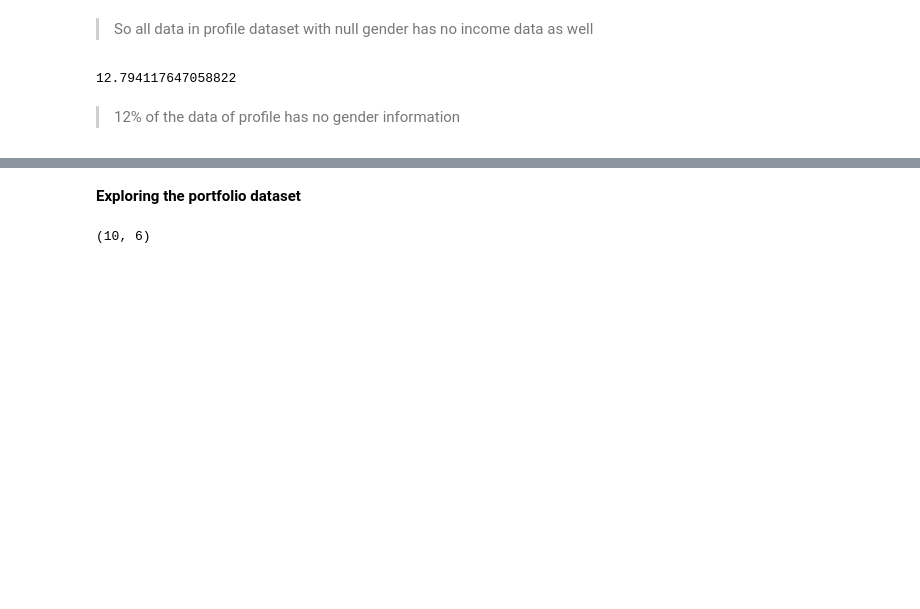
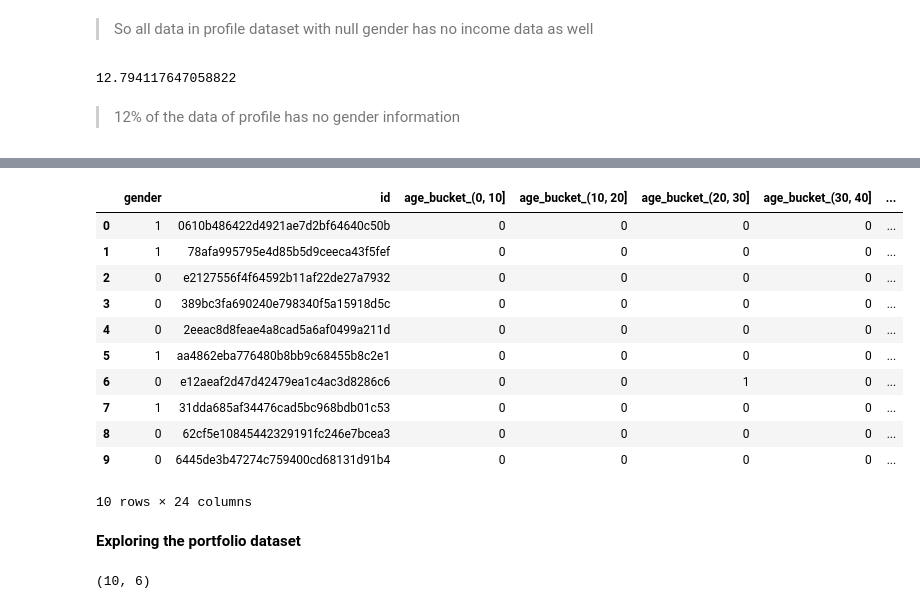
Before and after one commit to mina-f-beshay/udacity-mlend-capstone, a Jupyter notebook: Starbucks_Capstone_notebook.ipynb, the cells around one changed output, grey strips where cells are left out. Drawn from its saved outputs; the diff is of its cells as text; code cells hidden in the pictures; blank space fills up the shorter version.

```diff
--- a/Starbucks_Capstone_notebook.ipynb
+++ b/Starbucks_Capstone_notebook.ipynb
@@ -132,0 +169,9 @@ profile.head()
+# %%
+# Convert the 'income' column to int
+profile['income'] = profile.income.astype('int')
+# Create a new column 'income_range' that categorizes 'income' into ranges of 20000
+profile['income_range'] = pd.cut(profile['income'],
+                                 bins=list(range(20000, int(profile['income'].max()) + 20000, 20000)))
+
+# Apply one-hot encoding to 'income_range'
+profile = pd.get_dummies(profile, columns=['income_range'],dtype='int')
@@ -133,3 +180,20 @@ profile.head()
+# %%
+profile = profile.drop(columns=['index','age', 'income', 'became_member_on'])
+# %%
+profile.head(10)
+# %% [output]
+|  | gender | id | age_bucket_(0, 10] | age_bucket_(10, 20] | age_bucket_(20, 30] | age_bucket_(30, 40] | ... |
+| 0 | 1 | 0610b486422d4921ae7d2bf64640c50b | 0 | 0 | 0 | 0 | ... |
+| 1 | 1 | 78afa995795e4d85b5d9ceeca43f5fef | 0 | 0 | 0 | 0 | ... |
+| 2 | 0 | e2127556f4f64592b11af22de27a7932 | 0 | 0 | 0 | 0 | ... |
+| 3 | 0 | 389bc3fa690240e798340f5a15918d5c | 0 | 0 | 0 | 0 | ... |
+| 4 | 0 | 2eeac8d8feae4a8cad5a6af0499a211d | 0 | 0 | 0 | 0 | ... |
+| 5 | 1 | aa4862eba776480b8bb9c68455b8c2e1 | 0 | 0 | 0 | 0 | ... |
+| 6 | 0 | e12aeaf2d47d42479ea1c4ac3d8286c6 | 0 | 0 | 1 | 0 | ... |
+| 7 | 1 | 31dda685af34476cad5bc968bdb01c53 | 0 | 0 | 0 | 0 | ... |
+| 8 | 0 | 62cf5e10845442329191fc246e7bcea3 | 0 | 0 | 0 | 0 | ... |
+| 9 | 0 | 6445de3b47274c759400cd68131d91b4 | 0 | 0 | 0 | 0 | ... |
+10 rows × 24 columns
 # %% [markdown]
 **Exploring the portfolio dataset**
 # %%
```
Also changed, not shown: parts of 13 cells of this notebook.
